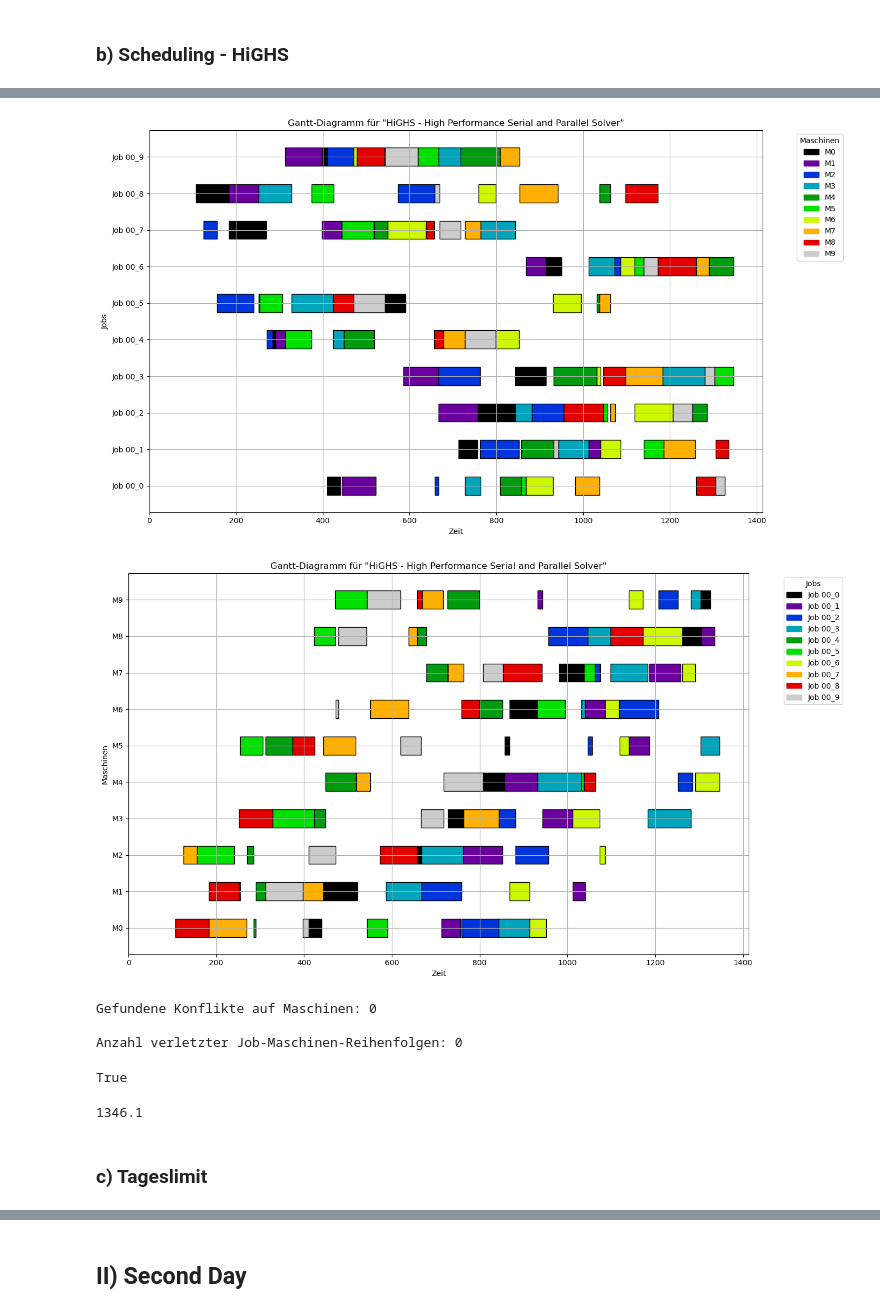
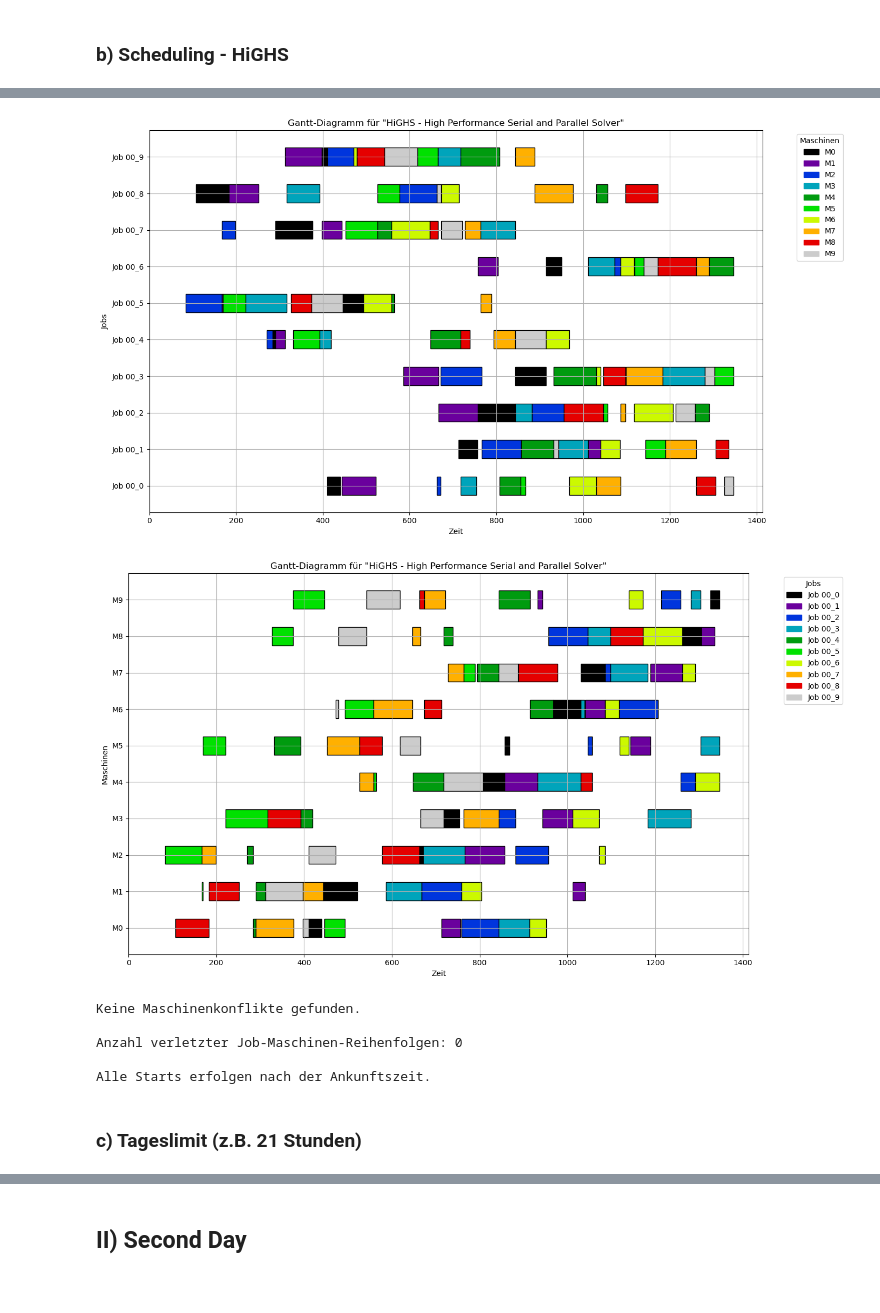
Before and after one commit to konrad-adamski/HTWD_JSSP, a Jupyter notebook: 04b_Munkelt_muliday.ipynb, the cells around one changed output, grey strips where cells are left out. Saved outputs shown, nothing was run; the diff lists cells and outputs as text; code cells hidden in the pictures.

Commit message:
multi day with second solver

```diff
--- a/04b_Munkelt_muliday.ipynb
+++ b/04b_Munkelt_muliday.ipynb
@@ -149,12 +68,12 @@ Job 02_9:       [[1, 85], [0, 13], [2, 61], [6, 7], [8, 64], [9, 76], [5, 47], [
 # %% [markdown]
 ## I) First Day
 # %%
-day_0 = job_set_list[0]
+this_day_jobs = job_set_list[0]
 # %% [markdown]
 ### a) Ankunftszeiten
 # %%
-df_arrivals_first_day = generate_jobs_for_single_day(day_0, day_id= 0)
-df_arrivals_first_day
+df_arrivals = generate_job_arrivals(this_day_jobs, u_b_mmax=0.9, day_id= 0)
+df_arrivals
 # %% [output]
 |  | Job-ID | Day-ID | Ankunftszeit (Minuten) |
 | 0 | Job 00_5 | 0 | 83.59 |
@@ -170,6 +89,6 @@ df_arrivals_first_day
 # %% [markdown]
 ### b) Scheduling - HiGHS
 # %%
-df_schedule_highs, opt_makespan = solve_jobshop_optimal(day_0, df_arrivals_first_day)
+df_schedule_highs, opt_makespan = solve_jobshop_optimal(this_day_jobs, df_arrivals)
 print(f"Optimaler Makespan: {opt_makespan} Zeiteinheiten")
 # %% [output]
@@ -192,25 +111,21 @@ df_schedule_highs
 100 rows × 6 columns
 # %%
-df = df_schedule_highs
 category = "HiGHS - High Performance Serial and Parallel Solver"
-
-plot_gantt_jobs(df, 'Gantt-Diagramm für "{}"'.format(category))
-plot_gantt_machines(df, 'Gantt-Diagramm für "{}"'.format(category))
+plot_gantt_jobs(df_schedule_highs, 'Gantt-Diagramm für "{}"'.format(category))
+plot_gantt_machines(df_schedule_highs, 'Gantt-Diagramm für "{}"'.format(category))
 # %% [output]
-[figure, old version]
+[figure, new version]
-[figure, old version]
+[figure, new version]
 # %%
 check_machine_conflicts(df_schedule_highs)
-check_job_machine_sequence_dict(df_schedule_highs, day_0)
+check_job_machine_sequence_dict(df_schedule_highs, this_day_jobs)
+check_correct_start(df_schedule_highs, df_arrivals)
 # %% [output]
-Gefundene Konflikte auf Maschinen: 0
+Keine Maschinenkonflikte gefunden.
 
 Anzahl verletzter Job-Maschinen-Reihenfolgen: 0
+
+Alle Starts erfolgen nach der Ankunftszeit.
-True
-# %%
-max(df_schedule_highs.End)
-# %% [output]
-1346.1
 # %% [markdown]
-### c) Tageslimit
+### c) Tageslimit (z.B. 21 Stunden)
 # %%
```
Also changed, not shown: parts of 41 cells of this notebook, 3 other files.
